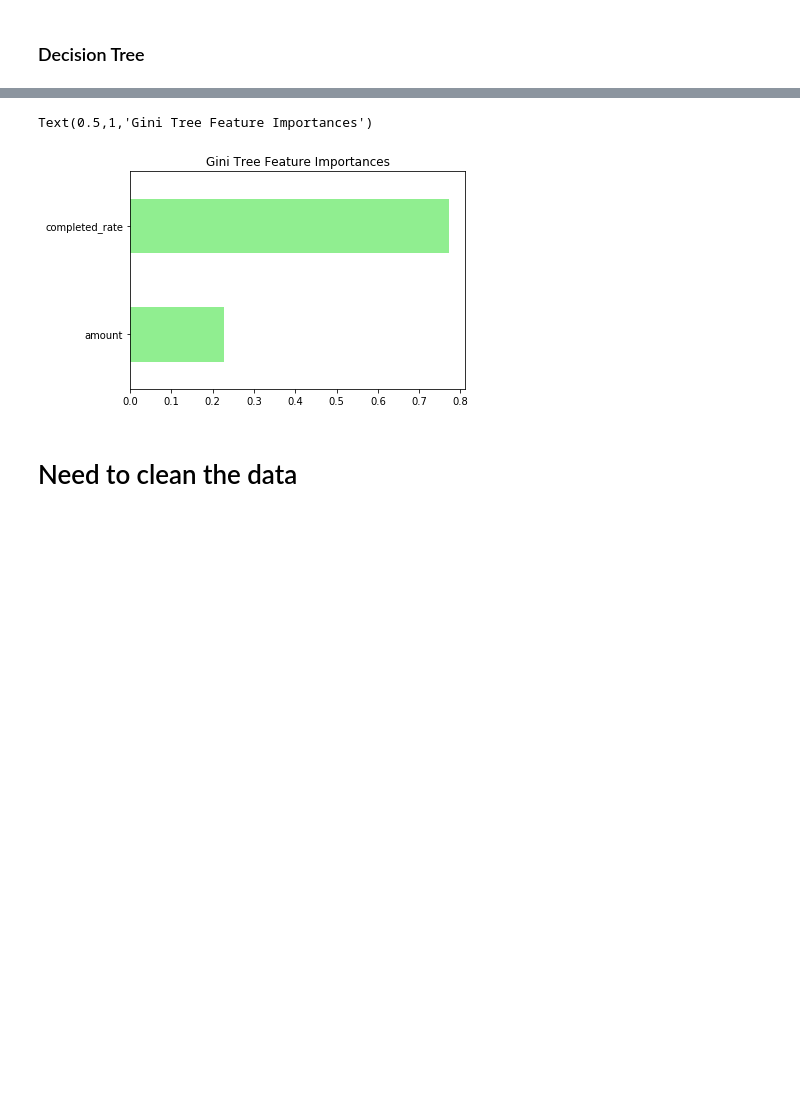
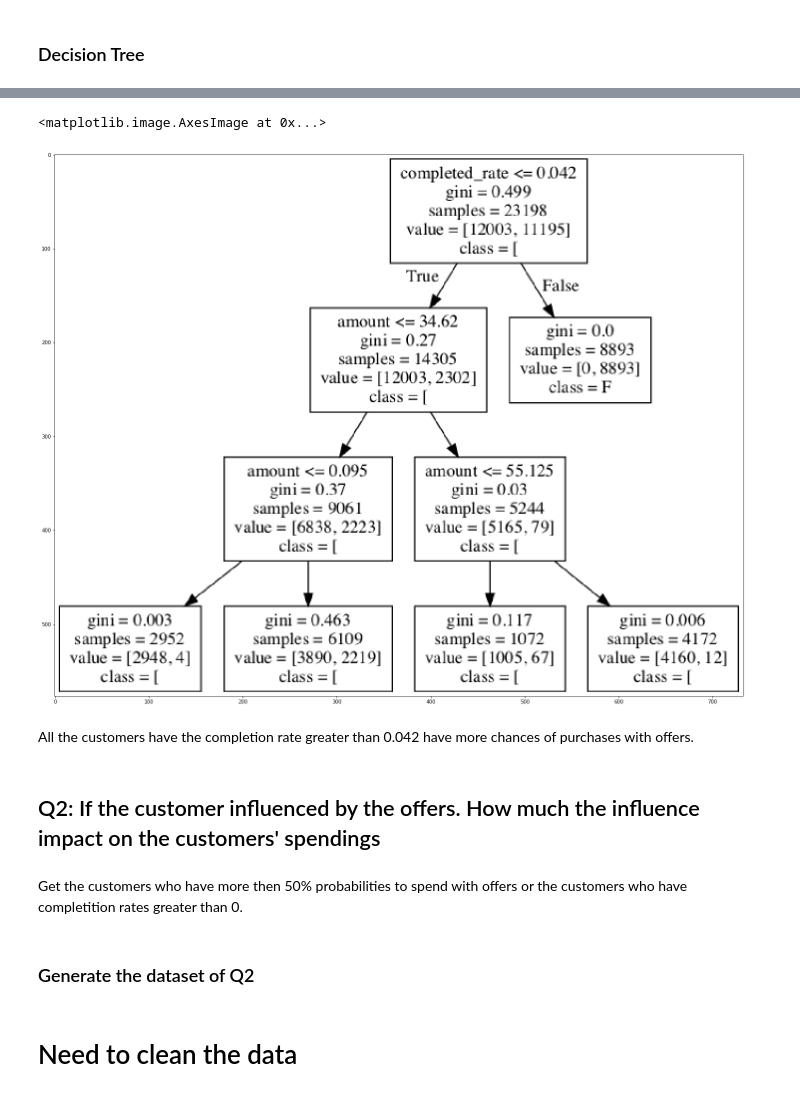
Before and after one commit to Mendy5/Udacity_Project_Capstone, a Jupyter notebook: Starbucks_Capstone_Notebook_v2.ipynb, the cells around one changed output, grey strips where cells are left out. Saved outputs shown, nothing was run; the diff lists cells and outputs as text; code cells hidden in the pictures; blank space fills up the shorter version.

Commit message:
work on q1 with decision tree model
1. find answers of q1 and generate decision tree images

```diff
--- a/Starbucks_Capstone_Notebook_v2.ipynb
+++ b/Starbucks_Capstone_Notebook_v2.ipynb
@@ -1438,6 +1451,0 @@ gini_importances_sorted = gini_importances.sort_values()
-# %%
-gini_importances_sorted.plot(kind='barh', color="lightgreen")
-plt.title("Gini Tree Feature Importances")
-# %% [output]
-Text(0.5,1,'Gini Tree Feature Importances')
-[figure, removed]
@@ -1444,3 +1454,18 @@ Text(0.5,1,'Gini Tree Feature Importances')
+# %%
+img = plt.imread('q1_tree.png')
+plt.figure(figsize = (100, 20))
+plt.imshow(img)
+# %% [output]
+<matplotlib.image.AxesImage at 0x...>
+[figure, added]
+# %% [markdown]
+All the customers have the completion rate greater than 0.042 have more chances of purchases with offers.
+# %% [markdown]
+## Q2: If the customer influenced by the offers. How much the influence impact on the customers' spendings
+# %% [markdown]
+Get the customers who have more then 50% probabilities to spend with offers or the customers who have completition rates greater than 0.
+# %% [markdown]
+### Generate the dataset of Q2
 # %% [markdown]
 # Need to clean the data
 # %% [markdown]
```
Also changed, not shown: parts of 19 cells of this notebook, 3 other files.
